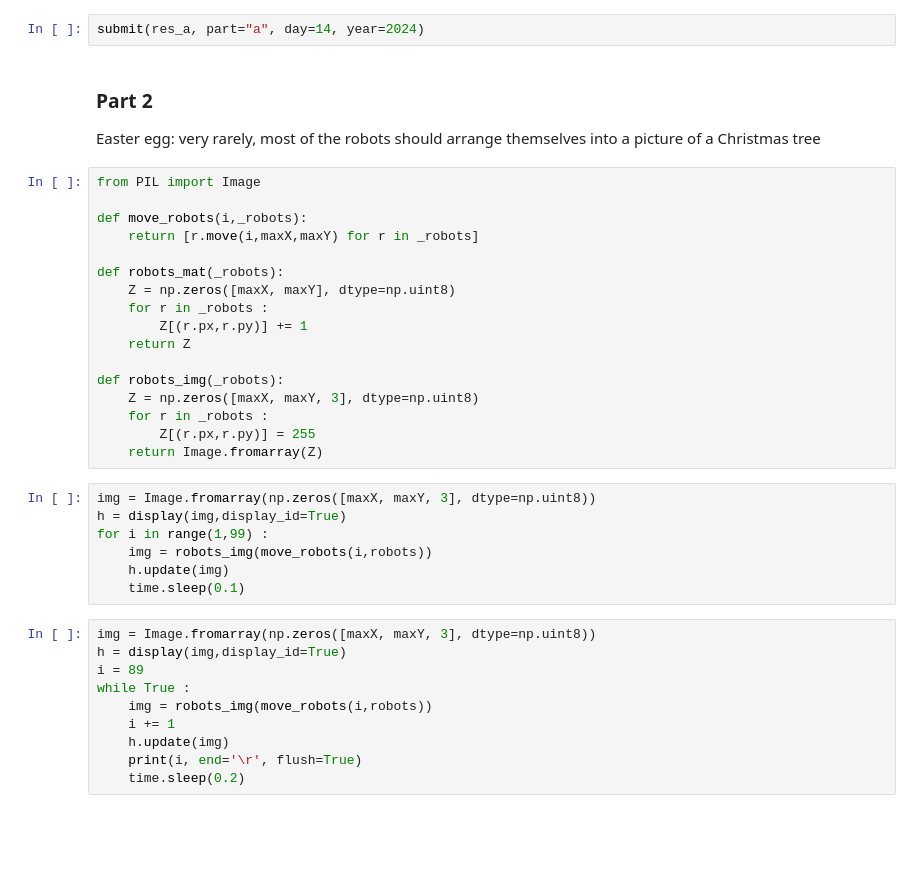
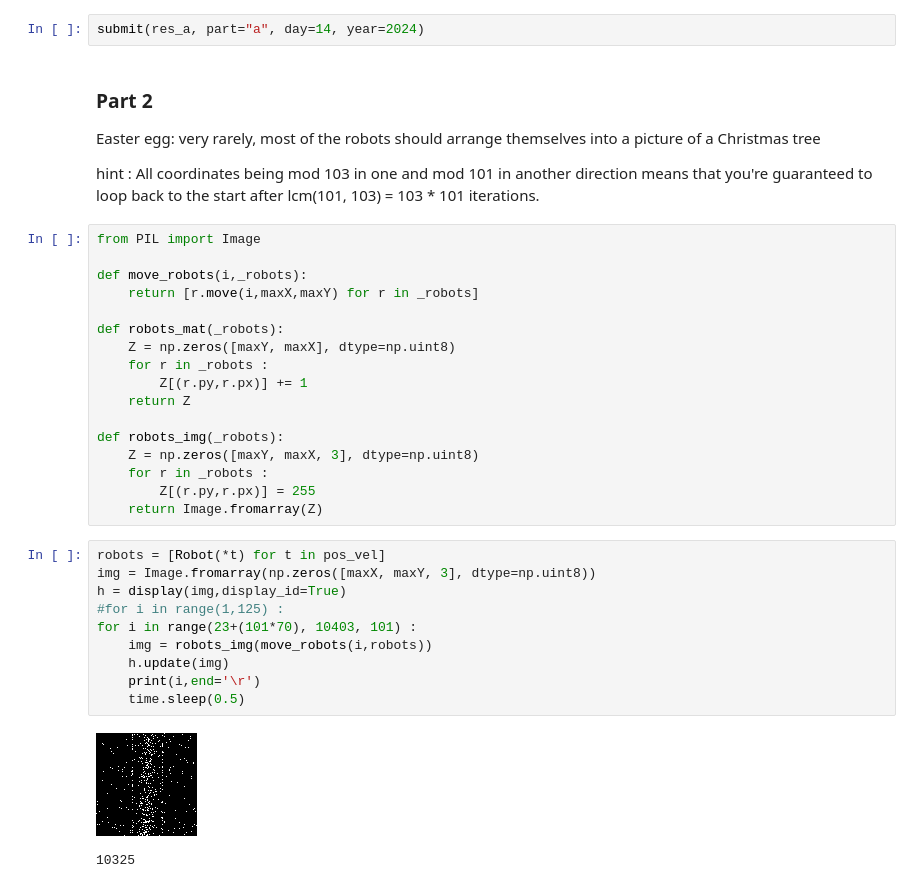
Before and after one commit to alessiomargan/AoC, a Jupyter notebook: 2024/days.ipynb, the cells around one changed output. Saved outputs shown, nothing was run; the diff lists cells and outputs as text; blank space fills up the shorter version.

```diff
--- a/2024/days.ipynb
+++ b/2024/days.ipynb
@@ -1603,6 +1615,8 @@ submit(res_a, part="a", day=14, year=2024)
 ### Part 2
 
 Easter egg: very rarely, most of the robots should arrange themselves into a picture of a Christmas tree
+
+hint : All coordinates being mod 103 in one and mod 101 in another direction means that you're guaranteed to loop back to the start after lcm(101, 103) = 103 * 101 iterations.
 # %%
 from PIL import Image
 
@@ -1610,30 +1624,26 @@ def move_robots(i,_robots):
     return [r.move(i,maxX,maxY) for r in _robots]
 
 def robots_mat(_robots):
-    Z = np.zeros([maxX, maxY], dtype=np.uint8)
+    Z = np.zeros([maxY, maxX], dtype=np.uint8)
     for r in _robots :
-        Z[(r.px,r.py)] += 1
+        Z[(r.py,r.px)] += 1
     return Z
 
 def robots_img(_robots):
-    Z = np.zeros([maxX, maxY, 3], dtype=np.uint8)
+    Z = np.zeros([maxY, maxX, 3], dtype=np.uint8)
     for r in _robots :
-        Z[(r.px,r.py)] = 255
+        Z[(r.py,r.px)] = 255
     return Image.fromarray(Z)
 # %%
+robots = [Robot(*t) for t in pos_vel]
 img = Image.fromarray(np.zeros([maxX, maxY, 3], dtype=np.uint8))
 h = display(img,display_id=True)
-for i in range(1,99) :
+#for i in range(1,125) :
+for i in range(23+(101*70), 10403, 101) :
     img = robots_img(move_robots(i,robots))
     h.update(img)
-    time.sleep(0.1)
+    print(i,end='\r')
+    time.sleep(0.5)
+# %% [output]
+[figure, added]
+10325
-# %%
-img = Image.fromarray(np.zeros([maxX, maxY, 3], dtype=np.uint8))
-h = display(img,display_id=True)
-i = 89
-while True :
-    img = robots_img(move_robots(i,robots))
-    i += 1
-    h.update(img)
-    print(i, end='\r', flush=True)
-    time.sleep(0.2)
```
Also changed, not shown: parts of 14 cells of this notebook, 1 other file.
